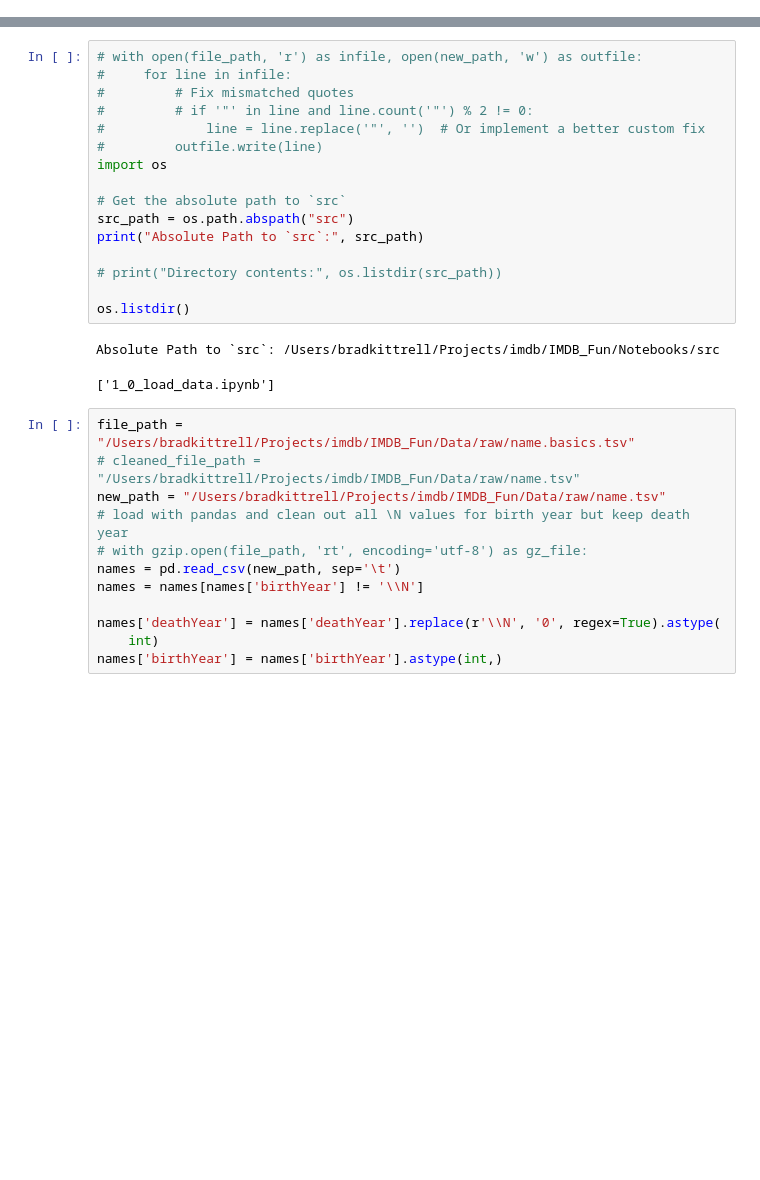
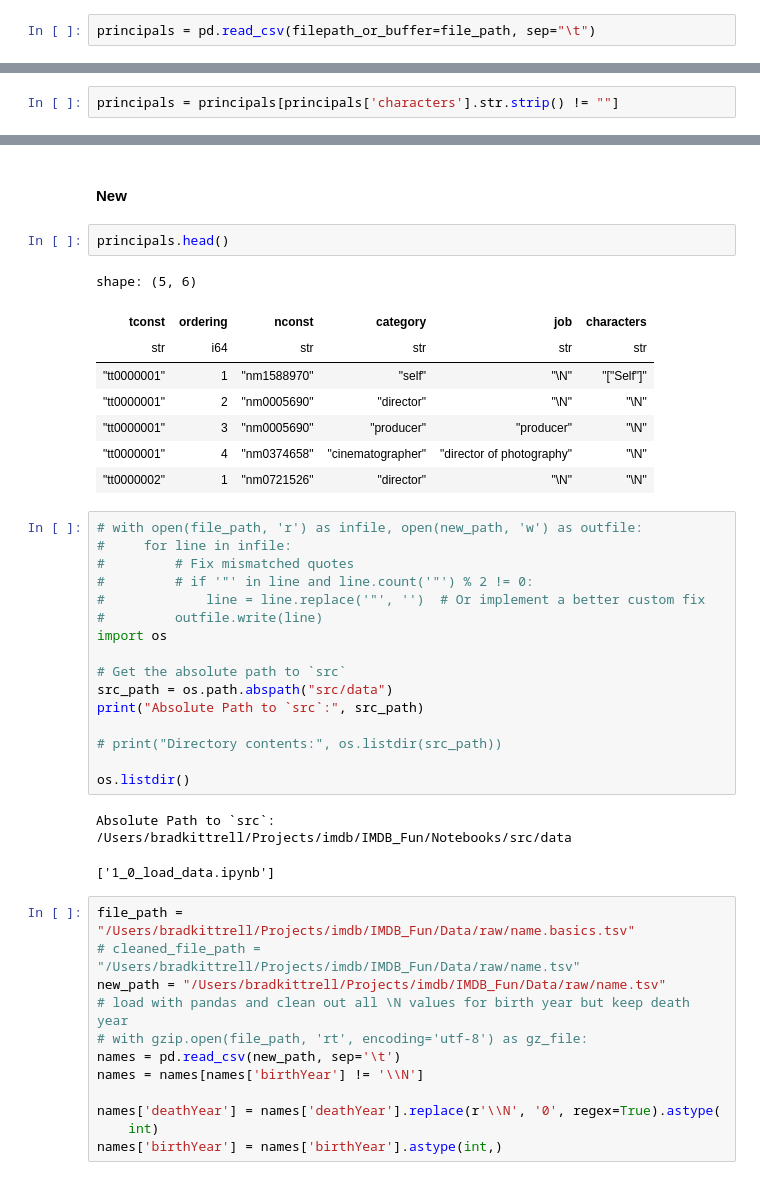
Before and after one commit to bradk54/IMDB_Fun, a Jupyter notebook: Notebooks/1_0_load_data.ipynb, the cells around one changed output, grey strips where cells are left out. Cells and saved outputs as stored; diff of their text form; blank space fills up the shorter version.

```diff
--- a/Notebooks/1_0_load_data.ipynb
+++ b/Notebooks/1_0_load_data.ipynb
@@ -24,0 +112,2 @@ sys.path.append(src_path)
+# %%
+principals = pd.read_csv(filepath_or_buffer=file_path, sep="\t")
@@ -24,0 +118,2 @@ sys.path.append(src_path)
+# %%
+principals = principals[principals['characters'].str.strip() != ""]
@@ -25,3 +150,16 @@ sys.path.append(src_path)
+# %% [markdown]
+#### New
+# %%
+principals.head()
+# %% [output]
+shape: (5, 6)
+| tconst | ordering | nconst | category | job | characters |
+| str | i64 | str | str | str | str |
+| "tt0000001" | 1 | "nm1588970" | "self" | "\N" | "["Self"]" |
+| "tt0000001" | 2 | "nm0005690" | "director" | "\N" | "\N" |
+| "tt0000001" | 3 | "nm0005690" | "producer" | "producer" | "\N" |
+| "tt0000001" | 4 | "nm0374658" | "cinematographer" | "director of photography" | "\N" |
+| "tt0000002" | 1 | "nm0721526" | "director" | "\N" | "\N" |
 # %%
 # with open(file_path, 'r') as infile, open(new_path, 'w') as outfile:
 #     for line in infile:
@@ -32,14 +170,14 @@ sys.path.append(src_path)
 import os
 
 # Get the absolute path to `src`
-src_path = os.path.abspath("src")
+src_path = os.path.abspath("src/data")
 print("Absolute Path to `src`:", src_path)
 
 # print("Directory contents:", os.listdir(src_path))
 
 os.listdir()
 # %% [output]
-Absolute Path to `src`: /Users/bradkittrell/Projects/imdb/IMDB_Fun/Notebooks/src
+Absolute Path to `src`: /Users/bradkittrell/Projects/imdb/IMDB_Fun/Notebooks/src/data
 ['1_0_load_data.ipynb']
 # %%
 file_path = "/Users/bradkittrell/Projects/imdb/IMDB_Fun/Data/raw/name.basics.tsv"
```
Also changed, not shown: parts of 18 cells of this notebook, 8 other files.
